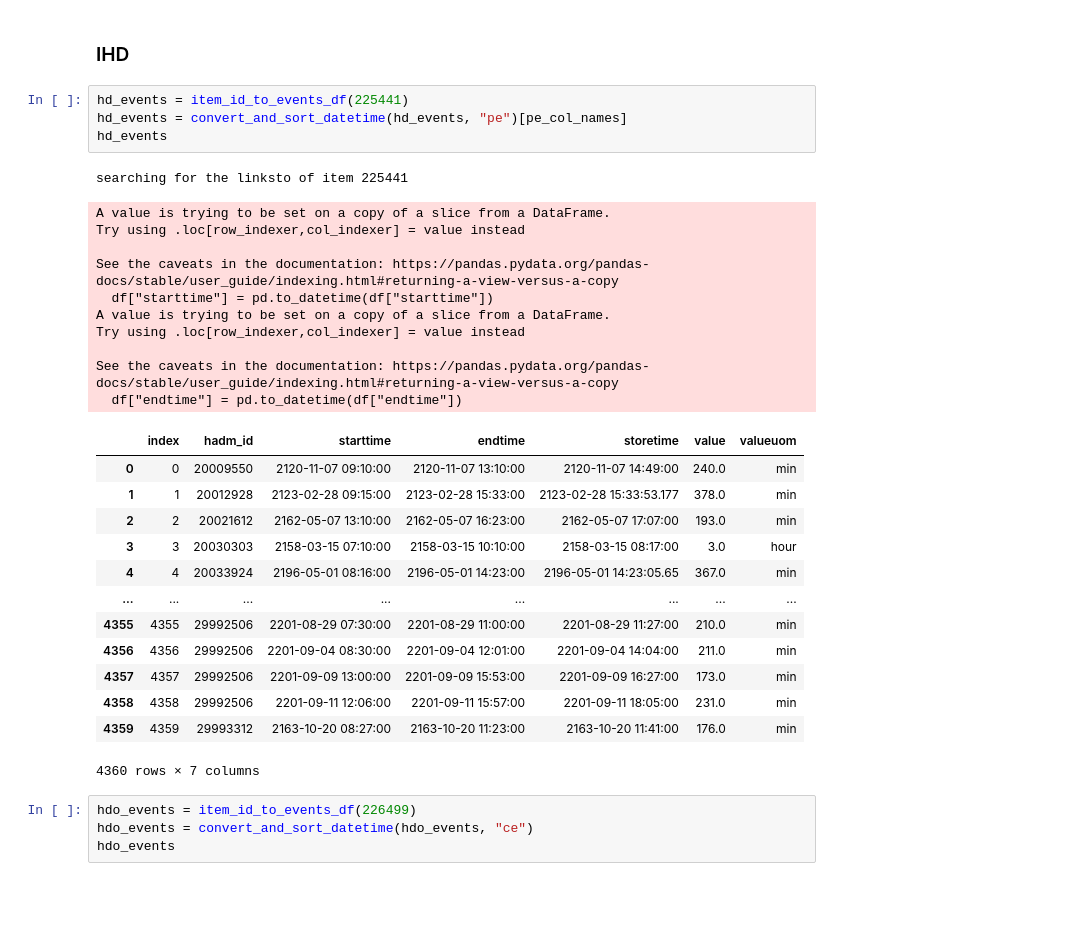
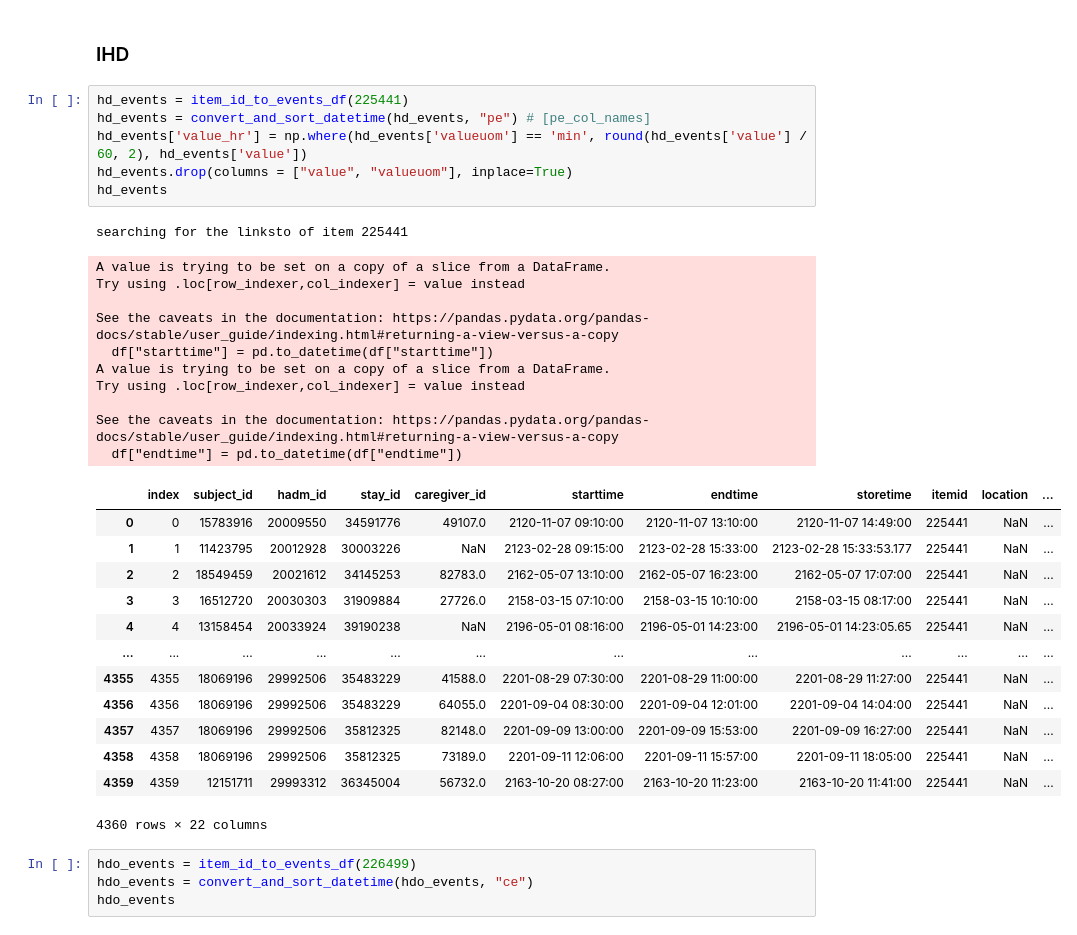
Before and after one commit to oldsandiaz/mimicclif, a Jupyter notebook: code/mimic-to-clif.ipynb, the cells around one changed output. Drawn from its saved outputs; the diff is of its cells as text; blank space fills up the shorter version.

```diff
--- a/code/mimic-to-clif.ipynb
+++ b/code/mimic-to-clif.ipynb
@@ -1409,33 +1412,35 @@ dr_events.head(20)
 ### IHD
 # %%
 hd_events = item_id_to_events_df(225441)
-hd_events = convert_and_sort_datetime(hd_events, "pe")[pe_col_names]
+hd_events = convert_and_sort_datetime(hd_events, "pe") # [pe_col_names]
+hd_events['value_hr'] = np.where(hd_events['valueuom'] == 'min', round(hd_events['value'] / 60, 2), hd_events['value'])
+hd_events.drop(columns = ["value", "valueuom"], inplace=True)
 hd_events
 # %% [output]
 searching for the linksto of item 225441
 A value is trying to be set on a copy of a slice from a DataFrame.
 Try using .loc[row_indexer,col_indexer] = value instead
 
 See the caveats in the documentation: https://pandas.pydata.org/pandas-docs/stable/user_guide/indexing.html#returning-a-view-versus-a-copy
   df["starttime"] = pd.to_datetime(df["starttime"])
 A value is trying to be set on a copy of a slice from a DataFrame.
 Try using .loc[row_indexer,col_indexer] = value instead
 
 See the caveats in the documentation: https://pandas.pydata.org/pandas-docs/stable/user_guide/indexing.html#returning-a-view-versus-a-copy
   df["endtime"] = pd.to_datetime(df["endtime"])
-|  | index | hadm_id | starttime | endtime | storetime | value | valueuom |
-| 0 | 0 | 20009550 | 2120-11-07 09:10:00 | 2120-11-07 13:10:00 | 2120-11-07 14:49:00 | 240.0 | min |
-| 1 | 1 | 20012928 | 2123-02-28 09:15:00 | 2123-02-28 15:33:00 | 2123-02-28 15:33:53.177 | 378.0 | min |
-| 2 | 2 | 20021612 | 2162-05-07 13:10:00 | 2162-05-07 16:23:00 | 2162-05-07 17:07:00 | 193.0 | min |
-| 3 | 3 | 20030303 | 2158-03-15 07:10:00 | 2158-03-15 10:10:00 | 2158-03-15 08:17:00 | 3.0 | hour |
-| 4 | 4 | 20033924 | 2196-05-01 08:16:00 | 2196-05-01 14:23:00 | 2196-05-01 14:23:05.65 | 367.0 | min |
-| ... | ... | ... | ... | ... | ... | ... | ... |
-| 4355 | 4355 | 29992506 | 2201-08-29 07:30:00 | 2201-08-29 11:00:00 | 2201-08-29 11:27:00 | 210.0 | min |
-| 4356 | 4356 | 29992506 | 2201-09-04 08:30:00 | 2201-09-04 12:01:00 | 2201-09-04 14:04:00 | 211.0 | min |
-| 4357 | 4357 | 29992506 | 2201-09-09 13:00:00 | 2201-09-09 15:53:00 | 2201-09-09 16:27:00 | 173.0 | min |
-| 4358 | 4358 | 29992506 | 2201-09-11 12:06:00 | 2201-09-11 15:57:00 | 2201-09-11 18:05:00 | 231.0 | min |
-| 4359 | 4359 | 29993312 | 2163-10-20 08:27:00 | 2163-10-20 11:23:00 | 2163-10-20 11:41:00 | 176.0 | min |
+|  | index | subject_id | hadm_id | stay_id | caregiver_id | starttime | endtime | storetime | itemid | location | ... |
+| 0 | 0 | 15783916 | 20009550 | 34591776 | 49107.0 | 2120-11-07 09:10:00 | 2120-11-07 13:10:00 | 2120-11-07 14:49:00 | 225441 | NaN | ... |
+| 1 | 1 | 11423795 | 20012928 | 30003226 | NaN | 2123-02-28 09:15:00 | 2123-02-28 15:33:00 | 2123-02-28 15:33:53.177 | 225441 | NaN | ... |
+| 2 | 2 | 18549459 | 20021612 | 34145253 | 82783.0 | 2162-05-07 13:10:00 | 2162-05-07 16:23:00 | 2162-05-07 17:07:00 | 225441 | NaN | ... |
+| 3 | 3 | 16512720 | 20030303 | 31909884 | 27726.0 | 2158-03-15 07:10:00 | 2158-03-15 10:10:00 | 2158-03-15 08:17:00 | 225441 | NaN | ... |
+| 4 | 4 | 13158454 | 20033924 | 39190238 | NaN | 2196-05-01 08:16:00 | 2196-05-01 14:23:00 | 2196-05-01 14:23:05.65 | 225441 | NaN | ... |
+| ... | ... | ... | ... | ... | ... | ... | ... | ... | ... | ... | ... |
+| 4355 | 4355 | 18069196 | 29992506 | 35483229 | 41588.0 | 2201-08-29 07:30:00 | 2201-08-29 11:00:00 | 2201-08-29 11:27:00 | 225441 | NaN | ... |
+| 4356 | 4356 | 18069196 | 29992506 | 35483229 | 64055.0 | 2201-09-04 08:30:00 | 2201-09-04 12:01:00 | 2201-09-04 14:04:00 | 225441 | NaN | ... |
+| 4357 | 4357 | 18069196 | 29992506 | 35812325 | 82148.0 | 2201-09-09 13:00:00 | 2201-09-09 15:53:00 | 2201-09-09 16:27:00 | 225441 | NaN | ... |
+| 4358 | 4358 | 18069196 | 29992506 | 35812325 | 73189.0 | 2201-09-11 12:06:00 | 2201-09-11 15:57:00 | 2201-09-11 18:05:00 | 225441 | NaN | ... |
+| 4359 | 4359 | 12151711 | 29993312 | 36345004 | 56732.0 | 2163-10-20 08:27:00 | 2163-10-20 11:23:00 | 2163-10-20 11:41:00 | 225441 | NaN | ... |
-4360 rows × 7 columns
+4360 rows × 22 columns
 # %%
 hdo_events = item_id_to_events_df(226499)
 hdo_events = convert_and_sort_datetime(hdo_events, "ce")
```
Also changed, not shown: parts of 17 cells of this notebook.
